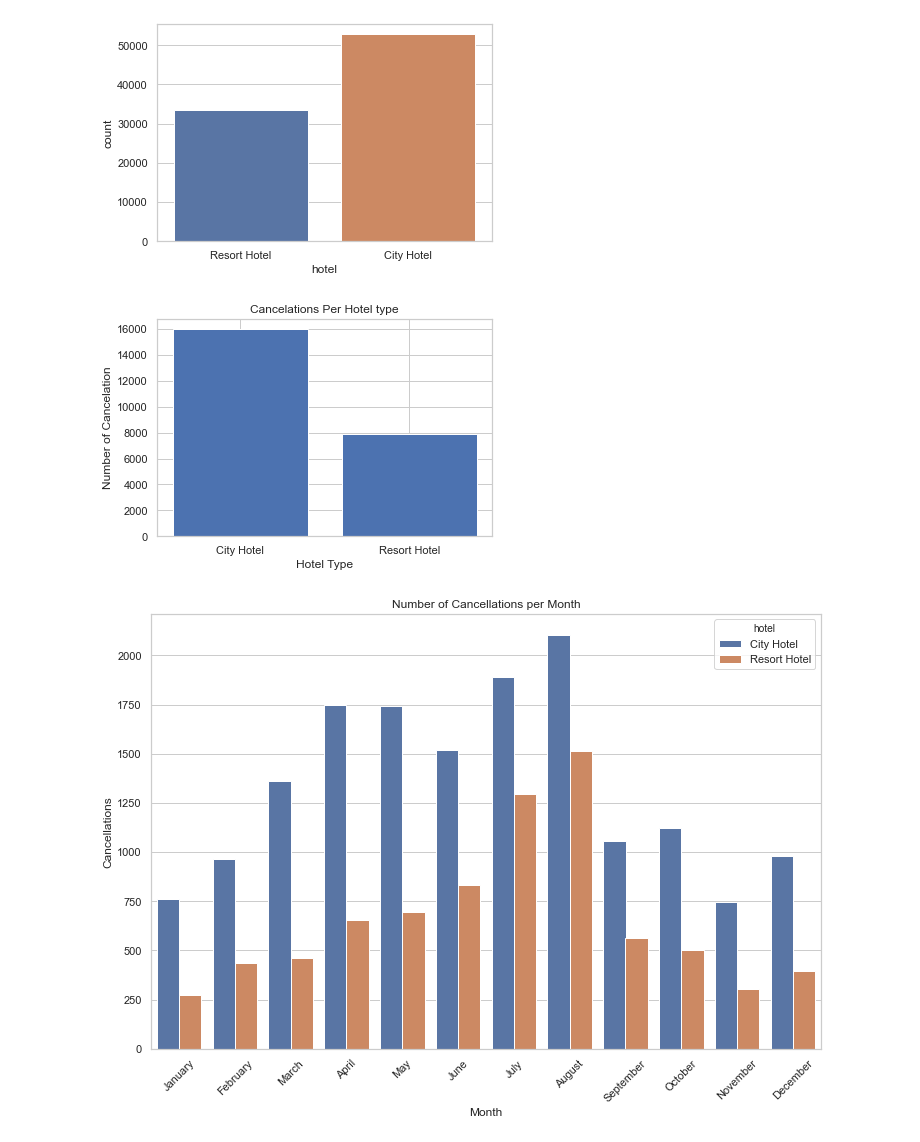
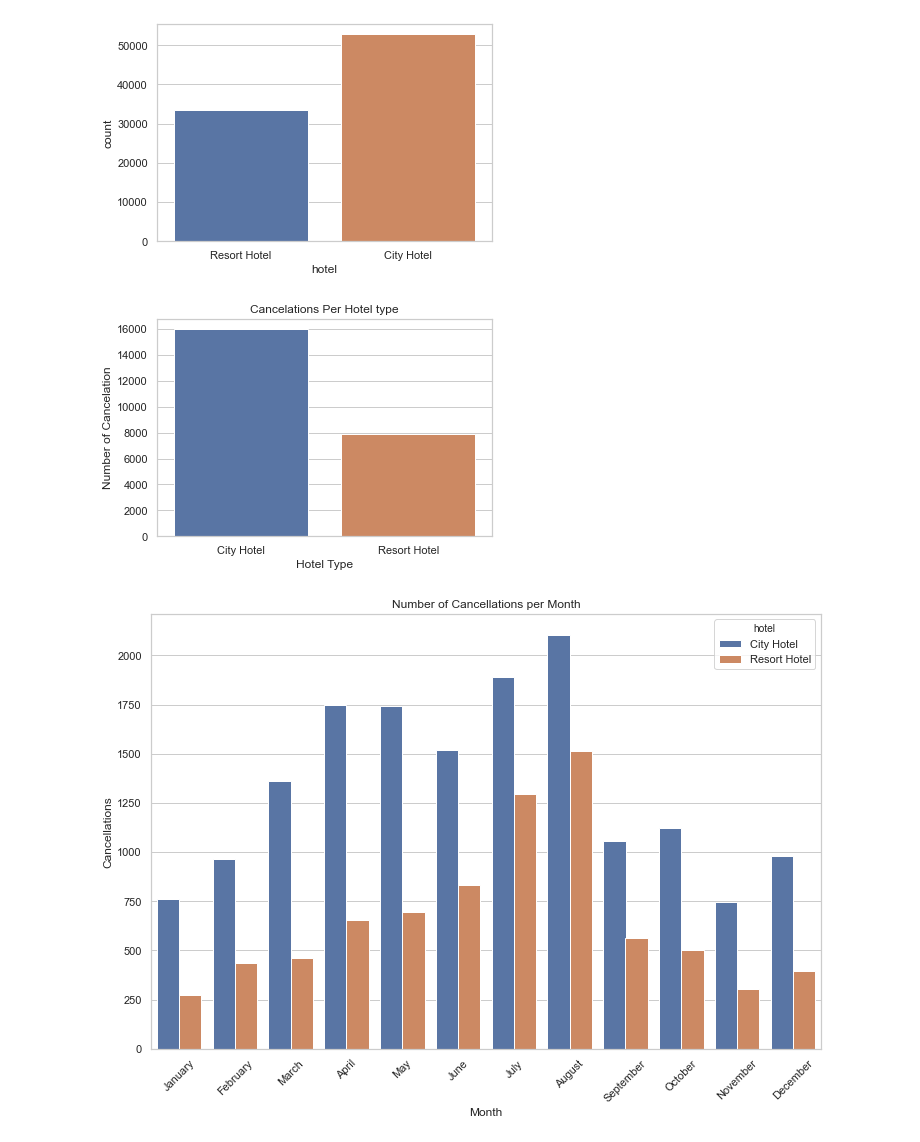
Before and after one commit to asaint13/Capstone_Two-Booking_Cancelations, a Jupyter notebook: 03-EDA.ipynb, the cells around one changed output. Drawn from its saved outputs; the diff is of its cells as text; code cells hidden in the pictures.

```diff
--- a/03-EDA.ipynb
+++ b/03-EDA.ipynb
@@ -239,10 +241,11 @@ plt.show()
 [figure]
 # %%
 #Seeing how the cancelations are dsitributed across hotel types
-plt.bar(bookings.groupby('hotel')['is_canceled'].sum().index, bookings.groupby('hotel')['is_canceled'].sum())
+hc = pd.DataFrame(bookings[bookings['is_canceled']==1].groupby([ 'hotel'])['is_canceled'].sum()).reset_index()
+sns.barplot(x='hotel', y='is_canceled', data=hc)
 plt.title('Cancelations Per Hotel type')
 plt.xlabel('Hotel Type')
 plt.ylabel('Number of Cancelation')
 plt.show()
 # %% [output]
-[figure, old version]
+[figure, new version]
```
Also changed, not shown: parts of 30 cells of this notebook.
